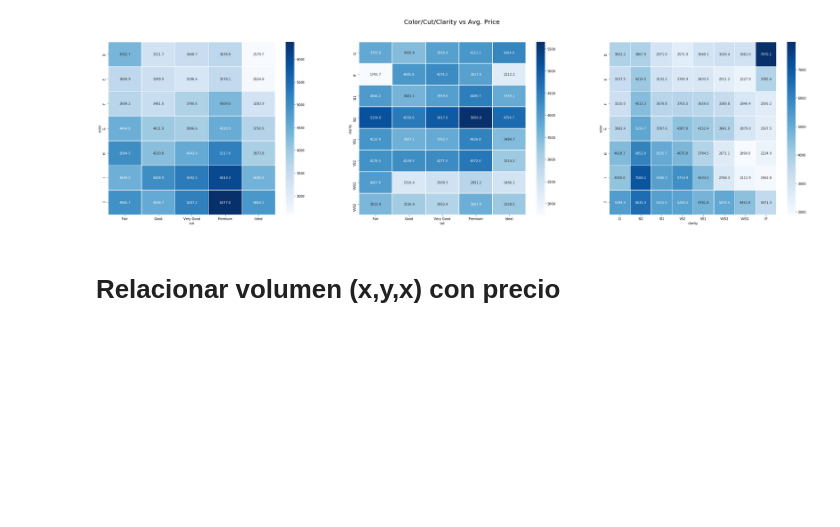
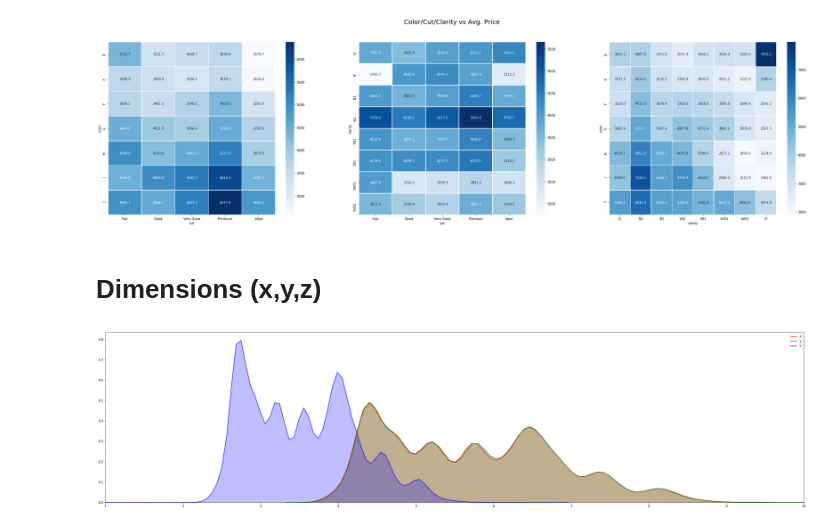
Before and after one commit to Pvillamanario/diamond_EDA, a Jupyter notebook: notebooks/Diamonds_EDA.ipynb, the cells around one changed output. Cells and saved outputs as stored; diff of their text form; code cells hidden in the pictures; blank space fills up the shorter version.

Commit message:
almost done with EDA...

```diff
--- a/notebooks/Diamonds_EDA.ipynb
+++ b/notebooks/Diamonds_EDA.ipynb
@@ -215,4 +226,16 @@ sns.heatmap(color_clarity, annot=True, fmt='.1f', ax=axes[2], cmap='Blues',linew
 # %% [output]
 [figure]
 # %% [markdown]
-# Relacionar volumen (x,y,x) con precio
+# Dimensions (x,y,z)
+# %%
+data['volume'] = data['x']*data['y']*data['z']
+# %%
+plt.subplots(figsize = (40,10))
+plt.xlim(1,10)
+sns.kdeplot(data['x'] , shade=True , color='r' )
+sns.kdeplot(data['y'] , shade=True , color='g' )
+sns.kdeplot(data['z'] , shade= True , color='b');
+
+# after dropping y outlier, x and y are almost identical, which have sense because of the round form of the brilliant cut.
+# %% [output]
+[figure, added]
```
Also changed, not shown: parts of 30 cells of this notebook, 1 other file.
